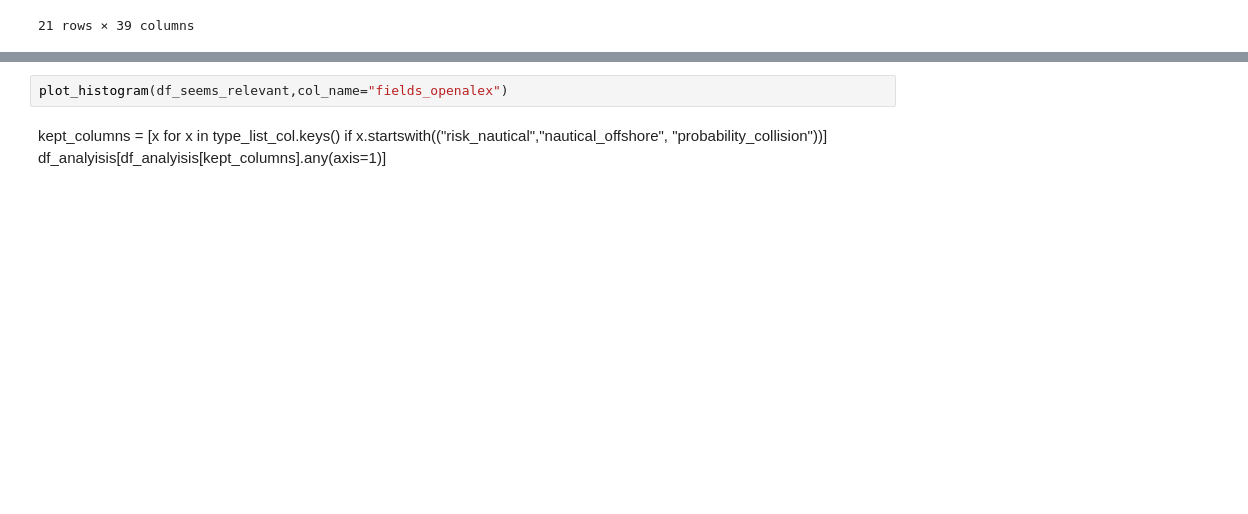
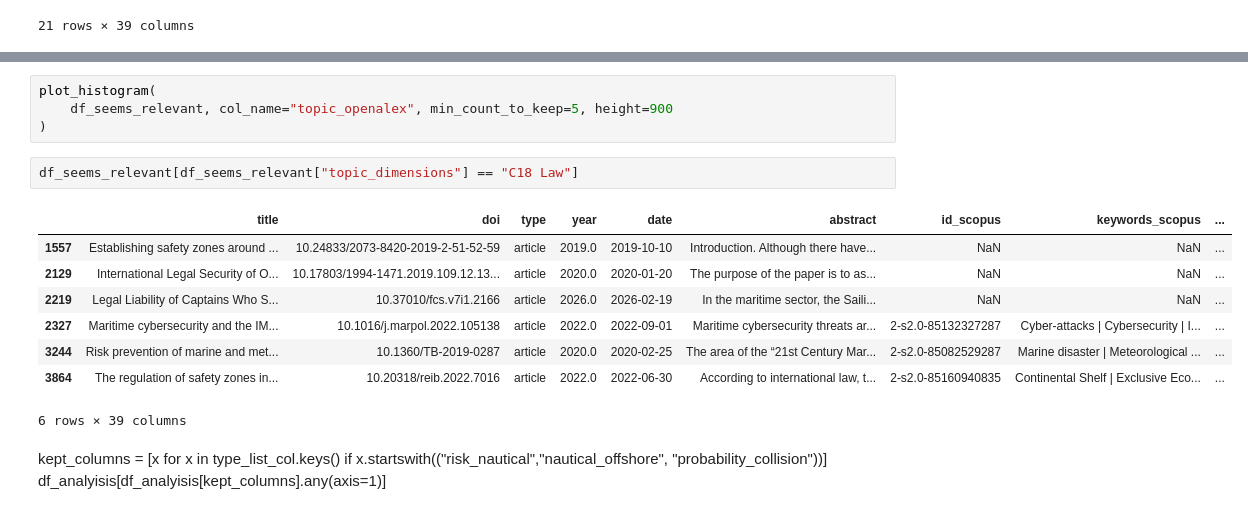
Before and after one commit to TUDelft-CITG/SLR-RAG, a Jupyter notebook: notebooks/test_api_extraction.ipynb, the cells around one changed output, grey strips where cells are left out. Saved outputs shown, nothing was run; the diff lists cells and outputs as text; blank space fills up the shorter version.

```diff
--- a/notebooks/test_api_extraction.ipynb
+++ b/notebooks/test_api_extraction.ipynb
@@ -937,6 +1120,19 @@ df_seems_relevant.head()[kept_columns].corr()
 | probability_collision_granite4.1:3b | NaN | NaN | NaN | NaN | ... |
 # %%
-plot_histogram(df_seems_relevant,col_name="fields_openalex")
+plot_histogram(
+    df_seems_relevant, col_name="topic_openalex", min_count_to_keep=5, height=900
+)
+# %%
+df_seems_relevant[df_seems_relevant["topic_dimensions"] == "C18 Law"]
+# %% [output]
+|  | title | doi | type | year | date | abstract | id_scopus | keywords_scopus | ... |
+| 1557 | Establishing safety zones around ... | 10.24833/2073-8420-2019-2-51-52-59 | article | 2019.0 | 2019-10-10 | Introduction. Although there have... | NaN | NaN | ... |
+| 2129 | International Legal Security of O... | 10.17803/1994-1471.2019.109.12.13... | article | 2020.0 | 2020-01-20 | The purpose of the paper is to as... | NaN | NaN | ... |
+| 2219 | Legal Liability of Captains Who S... | 10.37010/fcs.v7i1.2166 | article | 2026.0 | 2026-02-19 | In the maritime sector, the Saili... | NaN | NaN | ... |
+| 2327 | Maritime cybersecurity and the IM... | 10.1016/j.marpol.2022.105138 | article | 2022.0 | 2022-09-01 | Maritime cybersecurity threats ar... | 2-s2.0-85132327287 | Cyber-attacks | Cybersecurity | I... | ... |
+| 3244 | Risk prevention of marine and met... | 10.1360/TB-2019-0287 | article | 2020.0 | 2020-02-25 | The area of the “21st Century Mar... | 2-s2.0-85082529287 | Marine disaster | Meteorological ... | ... |
+| 3864 | The regulation of safety zones in... | 10.20318/reib.2022.7016 | article | 2022.0 | 2022-06-30 | According to international law, t... | 2-s2.0-85160940835 | Continental Shelf | Exclusive Eco... | ... |
+6 rows × 39 columns
 # %% [markdown]
 kept_columns = [x for x in type_list_col.keys() if x.startswith(("risk_nautical","nautical_offshore", "probability_collision"))]
 df_analyisis[df_analyisis[kept_columns].any(axis=1)]
```
Also changed, not shown: parts of 44 cells of this notebook, 10 other files.
